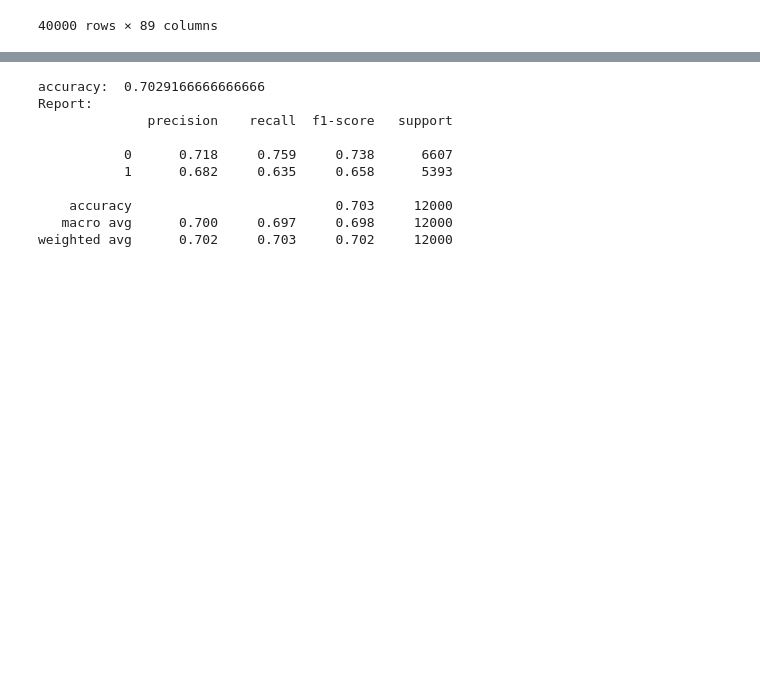
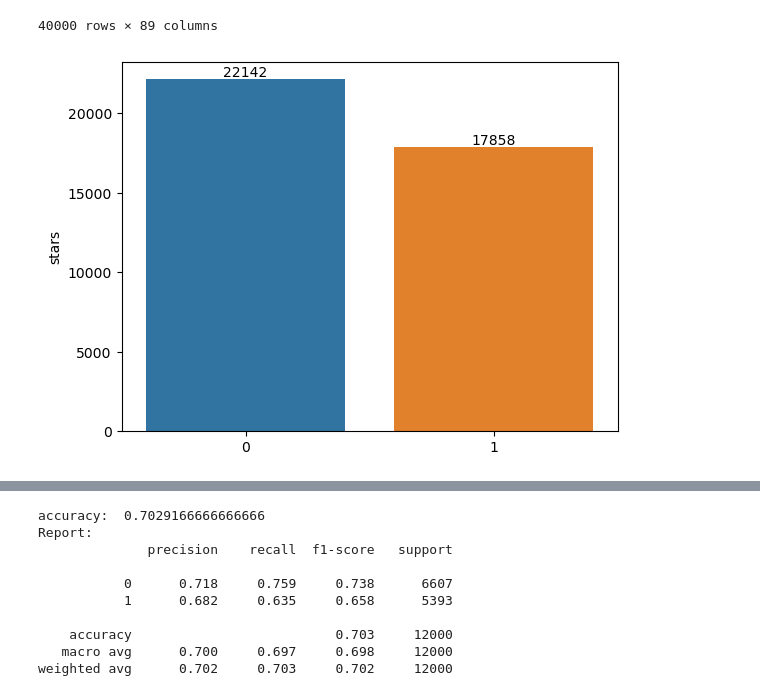
Before and after one commit to jessecho516/CS-334-Final-Project, a Jupyter notebook: jesse_q2.ipynb, the cells around one changed output, grey strips where cells are left out. Drawn from its saved outputs; the diff is of its cells as text; code cells hidden in the pictures; blank space fills up the shorter version.

```diff
--- a/jesse_q2.ipynb
+++ b/jesse_q2.ipynb
@@ -238,6 +238,12 @@ scaler.fit(xTrain)
 
 xTrain = scaler.transform(xTrain)
 xTest = scaler.transform(xTest)
+# %%
+ax = sns.barplot(x=y.value_counts().index, y=y.value_counts())
+for i in ax.containers:
+    ax.bar_label(i,)
+# %% [output]
+[figure, added]
 # %%
 # KNN classifier
 knn = KNeighborsClassifier()
```
Also changed, not shown: parts of 6 cells of this notebook.
